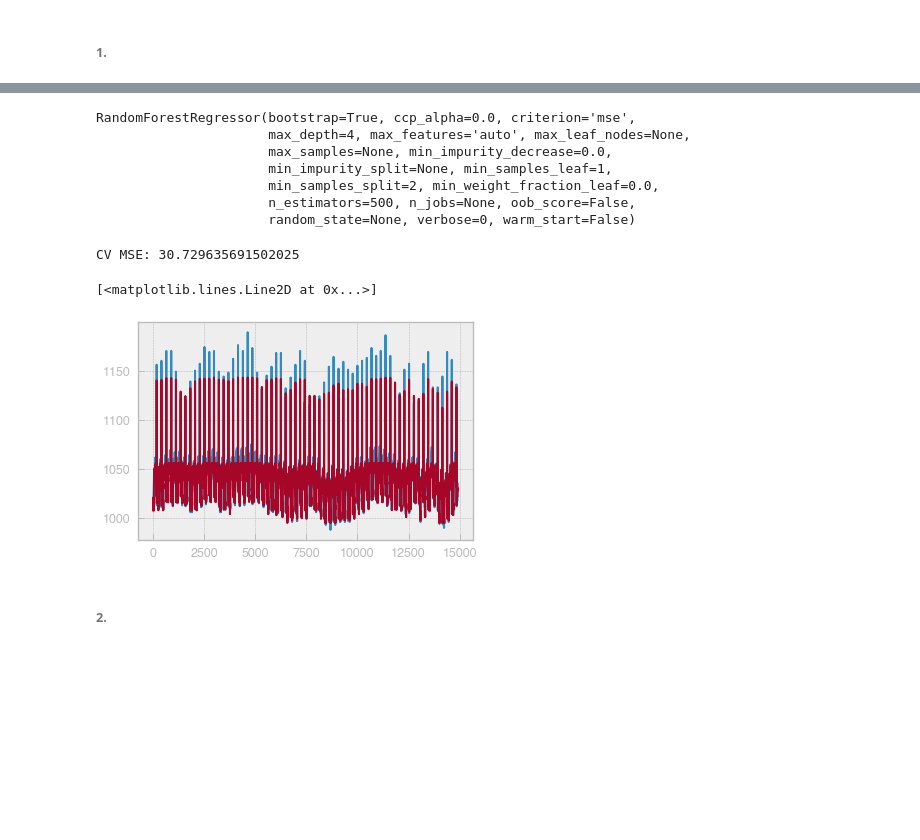
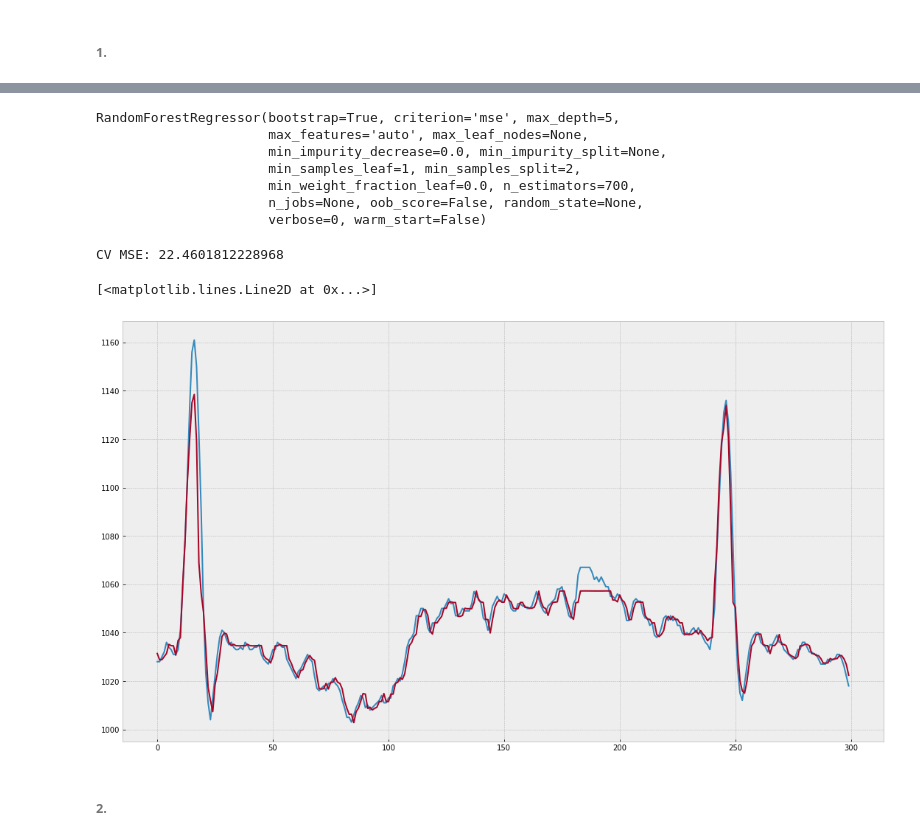
Before and after one commit to yaarams/yandex, a Jupyter notebook: Tzipi Zanyovka - Anomaly_detection_in_time_series.ipynb, the cells around one changed output, grey strips where cells are left out. Drawn from its saved outputs; the diff is of its cells as text; code cells hidden in the pictures; blank space fills up the shorter version.

```diff
--- a/Tzipi Zanyovka - Anomaly_detection_in_time_series.ipynb
+++ b/Tzipi Zanyovka - Anomaly_detection_in_time_series.ipynb
@@ -497,21 +527,21 @@ Now, by thresholding the rolling averages difference between forecast and actual
 ###### 1.
 # %%
 # let's use WINDOW of 100 last samples
-WINDOW = 100
+WINDOW2 = 200
 # %%
 train_signal = mit[:50000]
 cv_signal = mit[:50100]
 test_signal = mit[50100:100000]
 signal = mit[:25000]
 # %%
-features = {}
+features2 = {}
 
-for i in signal.index[100:]:
-    fts = (signal.loc[i-WINDOW:i-1, ["MLII", "V1"]]
+for i in signal.index[WINDOW2:]:
+    fts = (signal.loc[i-WINDOW2:i-1, ["MLII", "V1"]]
            .reset_index(drop=True)
            .stack(dropna=False)
            .to_frame()
            .reset_index())
     fts.index = fts.level_1.str.cat(fts.level_0.astype(str), sep="_")
-    features[i] = fts.loc[:, 0]
-features = pd.DataFrame.from_dict(features, orient="index")
+    features2[i] = fts.loc[:, 0]
+features2 = pd.DataFrame.from_dict(features2, orient="index")
@@ -528,25 +564,27 @@ features.head()
 # %%
-model = RandomForestRegressor(n_estimators=500, max_depth=4)
-model.fit(features[:7500], signal.loc[features[:7500].index, "V1"])
+model2 = RandomForestRegressor(n_estimators=700, max_depth=5)
+model2.fit(features2[:7500], signal.loc[features2[:7500].index, "V1"])
 # %% [output]
-RandomForestRegressor(bootstrap=True, ccp_alpha=0.0, criterion='mse',
-                      max_depth=4, max_features='auto', max_leaf_nodes=None,
-                      max_samples=None, min_impurity_decrease=0.0,
-                      min_impurity_split=None, min_samples_leaf=1,
-                      min_samples_split=2, min_weight_fraction_leaf=0.0,
-                      n_estimators=500, n_jobs=None, oob_score=False,
-                      random_state=None, verbose=0, warm_start=False)
+RandomForestRegressor(bootstrap=True, criterion='mse', max_depth=5,
+                      max_features='auto', max_leaf_nodes=None,
+                      min_impurity_decrease=0.0, min_impurity_split=None,
+                      min_samples_leaf=1, min_samples_split=2,
+                      min_weight_fraction_leaf=0.0, n_estimators=700,
+                      n_jobs=None, oob_score=False, random_state=None,
+                      verbose=0, warm_start=False)
 # %%
-print("CV MSE:", mean_squared_error(model.predict(features[7500:10000]),
-                                    signal.loc[features[7500:10000].index, "V1"]))
+print("CV MSE:", mean_squared_error(model2.predict(features2[7500:10000]),
+                                    signal.loc[features2[7500:10000].index, "V1"]))
 # %% [output]
-CV MSE: 30.729635691502025
+CV MSE: 22.4601812228968
 # %%
-plt.plot(signal.loc[features[10000:].index, "V1"].values)
-plt.plot(model.predict(features[10000:]))
+fig = matplotlib.pyplot.gcf()
+fig.set_size_inches(18.5, 10.5)
+plt.plot(signal.loc[features2[24500:].index, "V1"].values)
+plt.plot(model2.predict(features2[24500:]))
 # %% [output]
 [<matplotlib.lines.Line2D at 0x...>]
-[figure, old version]
+[figure, new version]
 # %% [markdown]
 ###### 2.
 # %%
```
Also changed, not shown: parts of 41 cells of this notebook.
